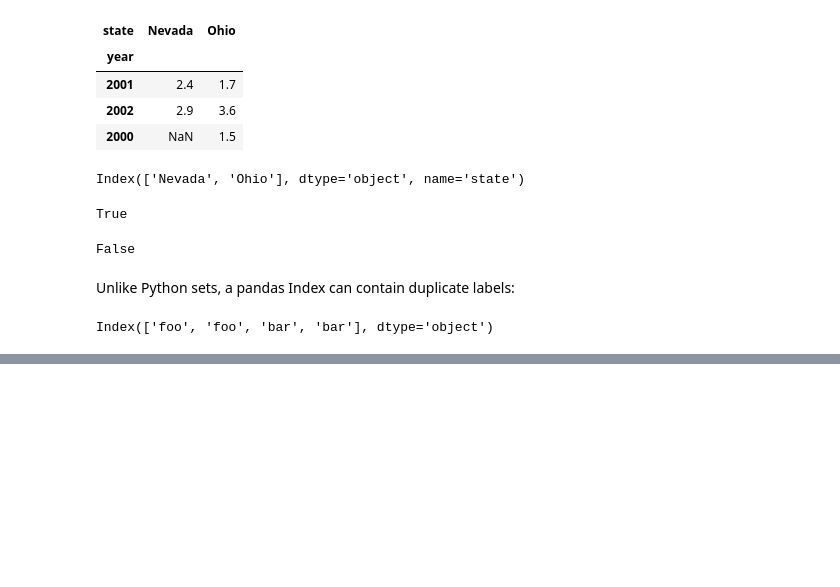
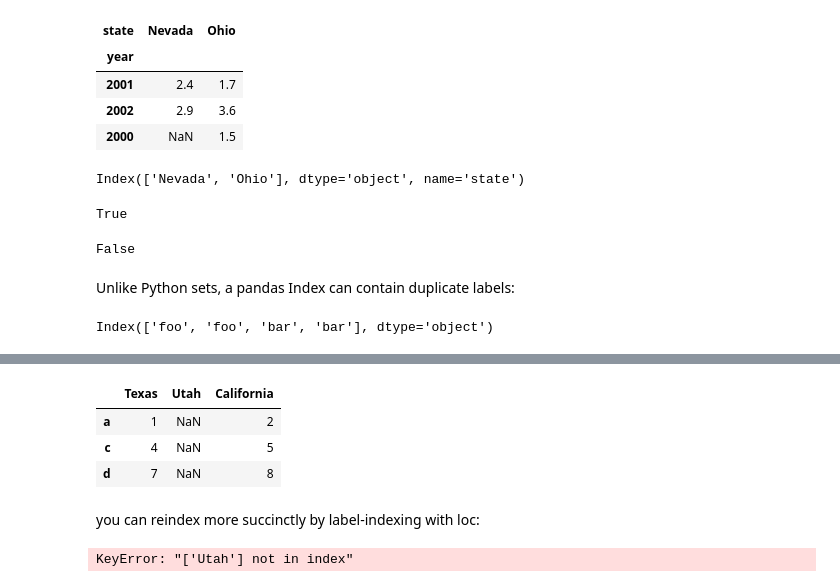
Before and after one commit to kbutalep/WesCh5, a Jupyter notebook: Chapter5WorkAlong.ipynb, the cells around one changed output, grey strips where cells are left out. Saved outputs shown, nothing was run; the diff lists cells and outputs as text; code cells hidden in the pictures; blank space fills up the shorter version.

```diff
--- a/Chapter5WorkAlong.ipynb
+++ b/Chapter5WorkAlong.ipynb
@@ -489,0 +565,13 @@ Index(['foo', 'foo', 'bar', 'bar'], dtype='object')
+# %%
+frame.reindex(columns=states)
+# %% [output]
+|  | Texas | Utah | California |
+| a | 1 | NaN | 2 |
+| c | 4 | NaN | 5 |
+| d | 7 | NaN | 8 |
+# %% [markdown]
+you can reindex more succinctly by label-indexing with loc:
+# %%
+frame.loc[['a', 'b', 'c', 'd'], states]
+# %% [output]
+KeyError: "['Utah'] not in index"
```
Also changed, not shown: parts of 15 cells of this notebook.
